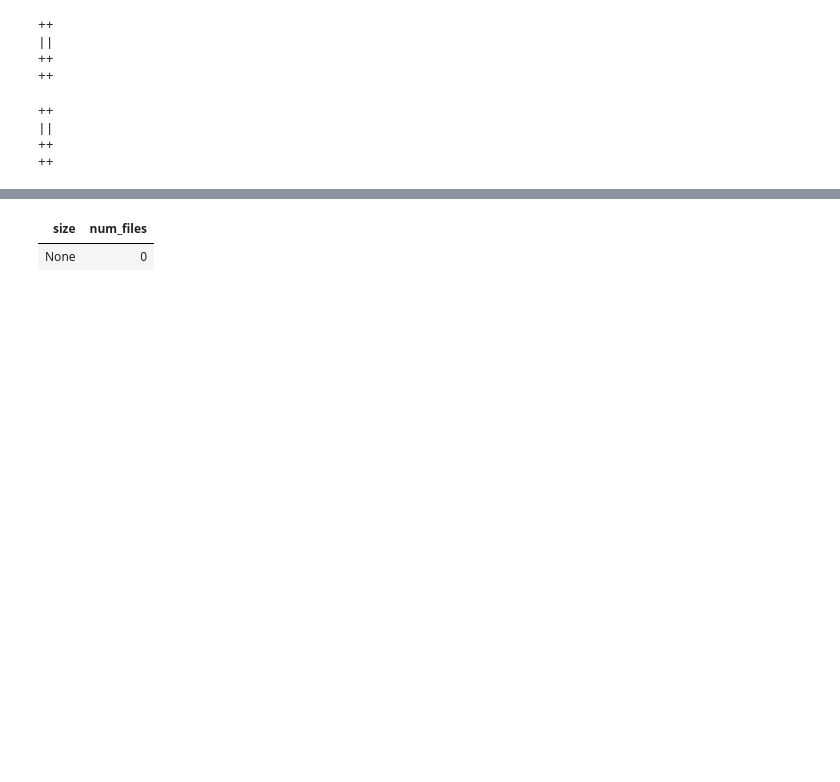
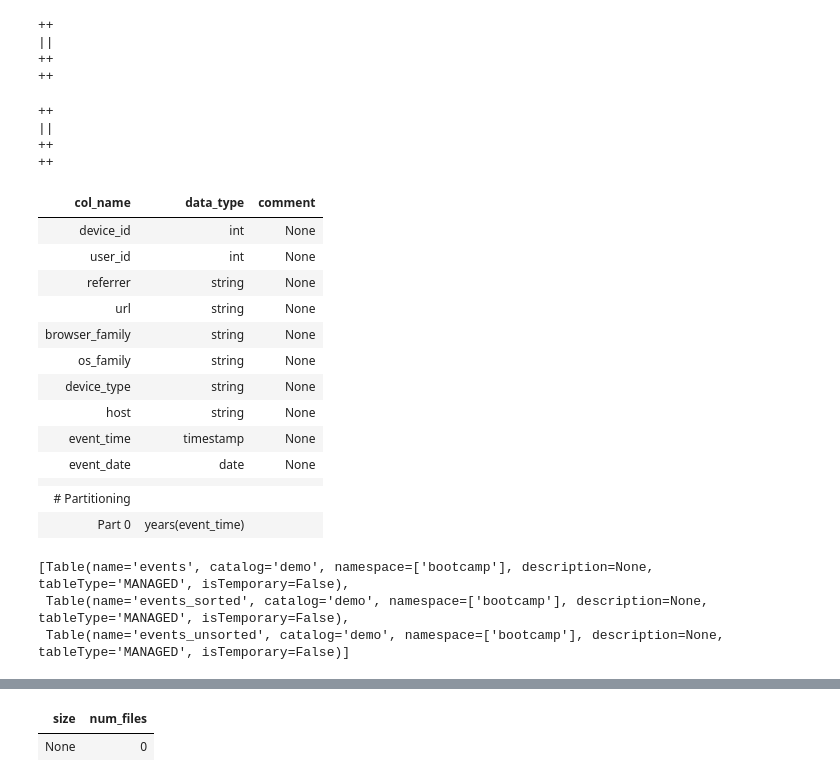
Before and after one commit to Robyrogers/data-engineer-handbook, a Jupyter notebook: bootcamp/materials/3-spark-fundamentals/notebooks/event_data_pyspark.ipynb, the cells around one changed output, grey strips where cells are left out. Drawn from its saved outputs; the diff is of its cells as text; code cells hidden in the pictures; blank space fills up the shorter version.

```diff
--- a/bootcamp/materials/3-spark-fundamentals/notebooks/event_data_pyspark.ipynb
+++ b/bootcamp/materials/3-spark-fundamentals/notebooks/event_data_pyspark.ipynb
@@ -242,5 +302,30 @@ PARTITIONED BY (year(event_date));
 ||
 ++
 ++
+# %%
+%%sql
+
+describe table bootcamp.events_unsorted
+# %% [output]
+| col_name | data_type | comment |
+| device_id | int | None |
+| user_id | int | None |
+| referrer | string | None |
+| url | string | None |
+| browser_family | string | None |
+| os_family | string | None |
+| device_type | string | None |
+| host | string | None |
+| event_time | timestamp | None |
+| event_date | date | None |
+|  |  |  |
+| # Partitioning |  |  |
+| Part 0 | years(event_time) |  |
+# %%
+spark.catalog.listTables('bootcamp')
+# %% [output]
+[Table(name='events', catalog='demo', namespace=['bootcamp'], description=None, tableType='MANAGED', isTemporary=False),
+ Table(name='events_sorted', catalog='demo', namespace=['bootcamp'], description=None, tableType='MANAGED', isTemporary=False),
+ Table(name='events_unsorted', catalog='demo', namespace=['bootcamp'], description=None, tableType='MANAGED', isTemporary=False)]
 # %%
 
```
Also changed, not shown: parts of 24 cells of this notebook, 8 other files.
